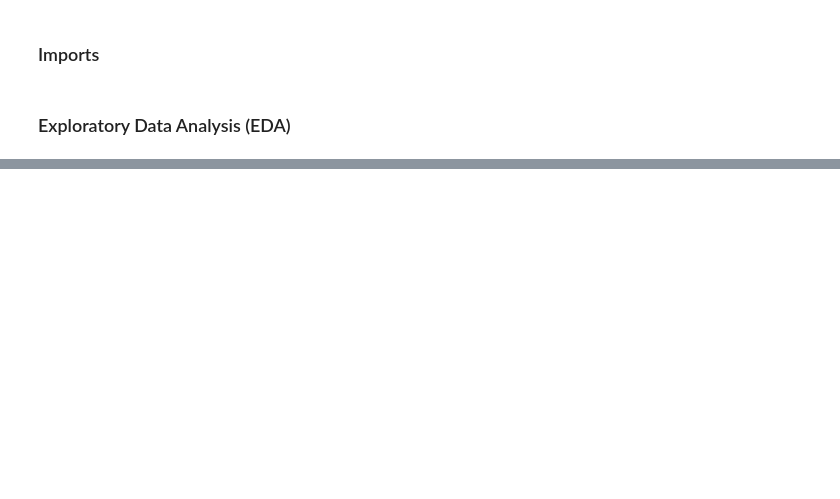
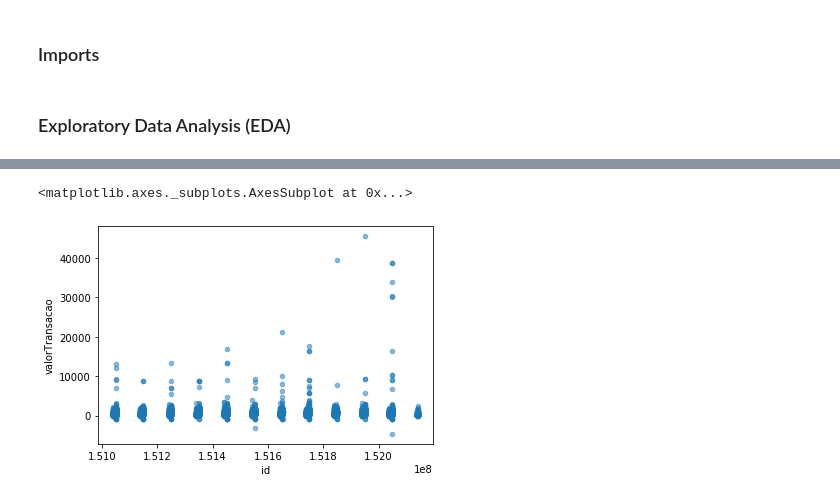
Before and after one commit to GuiCosti/Public-Spending-Analisys, a Jupyter notebook: src/anomaly_detection.ipynb, the cells around one changed output, grey strips where cells are left out. Drawn from its saved outputs; the diff is of its cells as text; code cells hidden in the pictures; blank space fills up the shorter version.

```diff
--- a/src/anomaly_detection.ipynb
+++ b/src/anomaly_detection.ipynb
@@ -30,0 +77,5 @@ df = pd.read_sql_query("")
+# %%
+df[df.valorTransacao < 50000].plot.scatter("id", "valorTransacao", alpha=0.5)
+# %% [output]
+<matplotlib.axes._subplots.AxesSubplot at 0x...>
+[figure, added]
```
Also changed, not shown: parts of 17 cells of this notebook.
